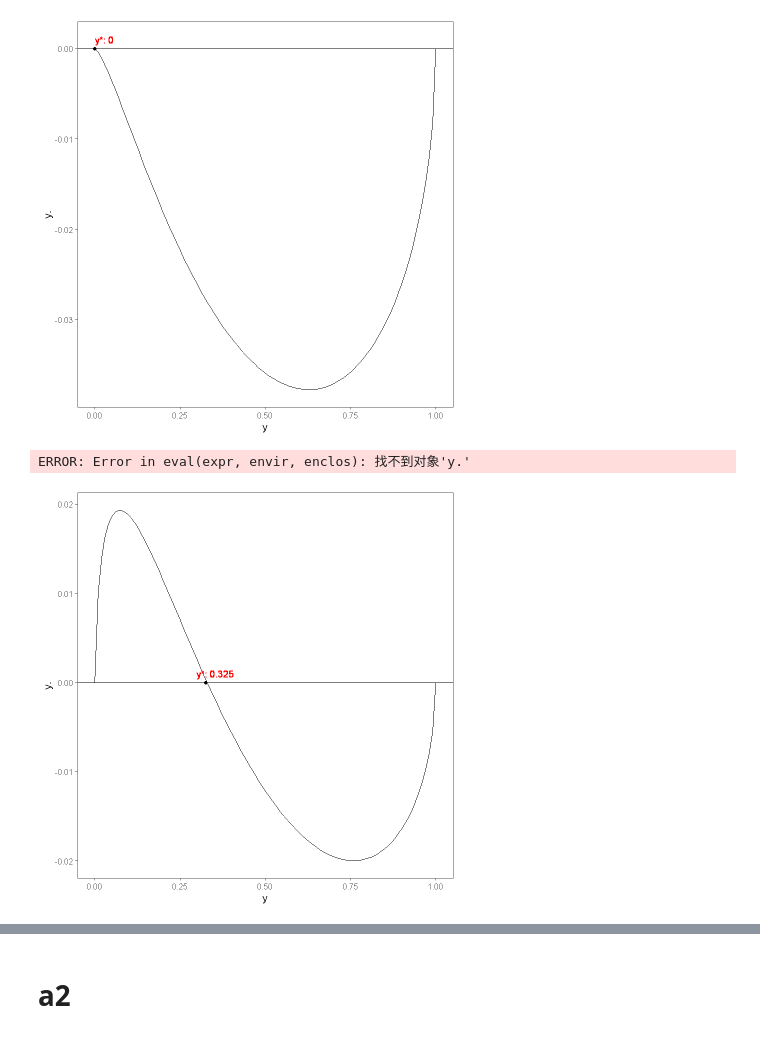
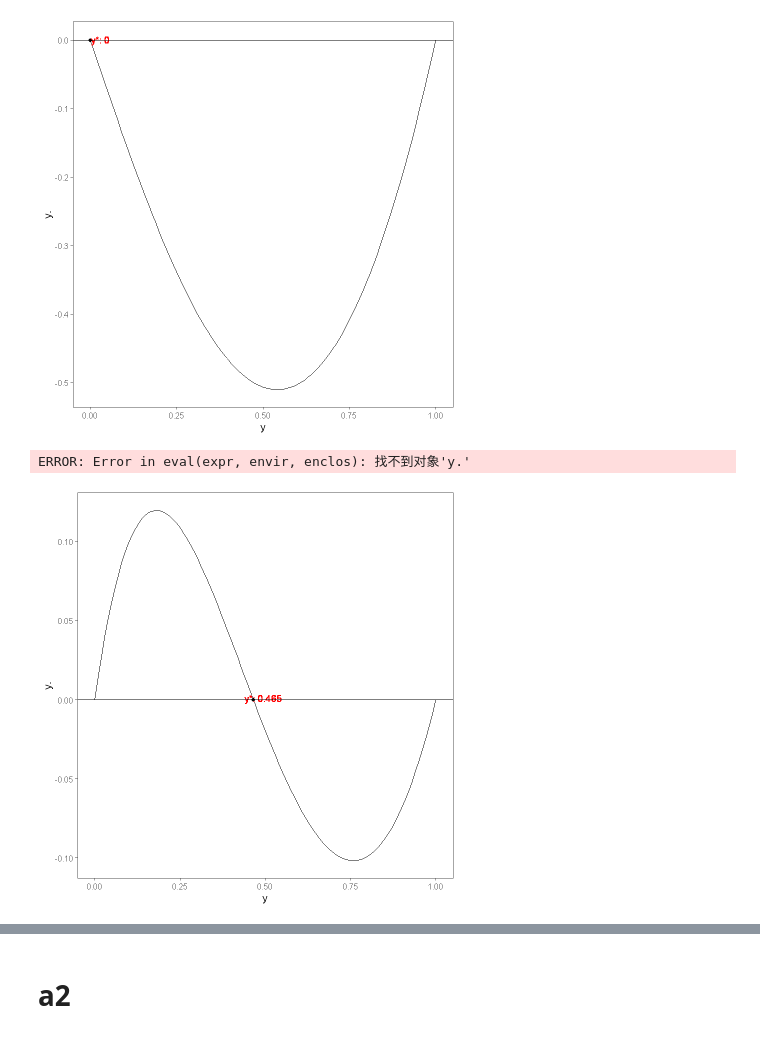
Before and after one commit to Social-Network-Reseach-Team/paper-replicate-HuHuNai, a Jupyter notebook: 8.9.ipynb, the cells around one changed output, grey strips where cells are left out. Cells and saved outputs as stored; diff of their text form; code cells hidden in the pictures.

```diff
--- a/8.9.ipynb
+++ b/8.9.ipynb
@@ -5,42 +5,3 @@ library(EvolutionaryGames)
 library(ggthemes)
 library(latex2exp)
 library(ggtext)
-# %%
-duplicate_dynamic<-function(y,M,beta,d,N,c){
-
-  #-----参数解释说明------#
-  # #N个个体
-  # N<-4
-  # #M资源 c(5,15,25)
-  # M<-5
-  # #less effort的成本
-  # c<-1
-  # #投入效用
-  # beta<-1
-  # #more effort的成本
-  # d<-4
-  #-----------------------#
-
-  #这里决定用N-1
-  #需要取整
-  Nd<-floor(y*(N-1))
-  Nc<-N-1-Nd
-
-  #策略c（cooperate, less effort）和策略d(defect，more effort)的收益
-  #（1）个体选择策略c的期望收益
-  pai_c<-(c*M)/((Nc+1)*c+Nd*beta*d)-c
-  #（2）个体选择策略d的期望收益
-  pai_d<-(beta*d*M)/(Nc*c+(Nd+1)*beta*d)-d
-
-  #群体体选择策略c或d的收益  = 概率*pai
-  #等价Pc<(choose(N-1, Nc)*((1-y)^Nc)*(y^Nd))*pai_c
-  Pc<-(choose(N-1, Nd)*(y^Nd)*((1-y)^Nc))*pai_c
-  Pd<-(choose(N-1, Nd)*(y^Nd)*((1-y)^Nc))*pai_d #choose计算组合数
-
-  #（3）群体选择策略d的平均收益
-  R_<-y*Pd+(1-y)*Pc
-
-  #(4)复制动态方程
-  #y.<-y(Pd-R_) = y(Pd-y*Pd-(1-y)*Pc) = y(1-y)(Pd-Pc)
-  y.<-y*(1-y)*(Pd-Pc)
-}
@@ -49,7 +59,7 @@ plot_y._y<-function(M){
   y.<-c()
 
   for(y in seq(0, 1, 0.01)){
-    temp<-duplicate_dynamic(y,M,beta=1,d=4,N=100,c=1)
+    temp<-duplicate_dynamic(y,M,beta=1,d=4,N=5,c=1)
 
     # N: 个体数
     # M: 资源 c(5,15,25)
@@ -130,13 +89,13 @@ A data.frame: 101 × 4
 # %%
-plot_y._y(M=100)
+plot_y._y(M=5)
 # %% [output]
-[figure, old version]
+[figure, new version]
 # %%
 y.
 # %% [output]
 ERROR: Error in eval(expr, envir, enclos): 找不到对象'y.'
 # %%
-plot_y._y(M=200)
+plot_y._y(M=15)
 # %% [output]
-[figure, old version]
+[figure, new version]
 # %%
```
Also changed, not shown: parts of 17 cells of this notebook.
